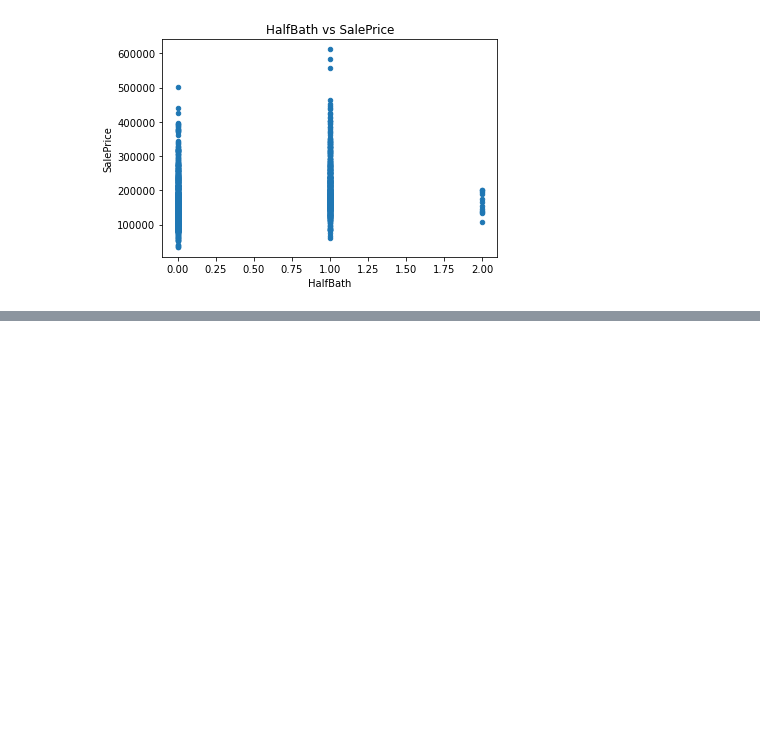
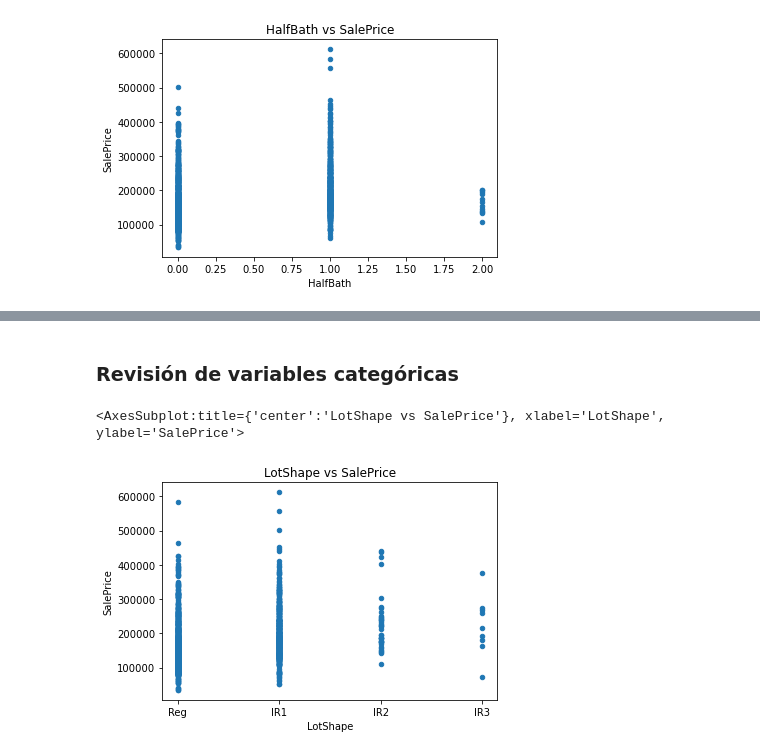
Before and after one commit to lucasbaldezzari/CursoAADoc, a Jupyter notebook: Actividades/TP 4/TP4-Baldezzari.ipynb, the cells around one changed output, grey strips where cells are left out. Cells and saved outputs as stored; diff of their text form; code cells hidden in the pictures; blank space fills up the shorter version.

```diff
--- a/Actividades/TP 4/TP4-Baldezzari.ipynb
+++ b/Actividades/TP 4/TP4-Baldezzari.ipynb
@@ -226,0 +270,7 @@ trainset.plot.scatter(x="HalfBath", y="SalePrice", title ="HalfBath vs SalePrice
+# %% [markdown]
+### Revisión de variables categóricas
+# %%
+trainset.plot.scatter(x="LotShape", y="SalePrice", title = "LotShape vs SalePrice")
+# %% [output]
+<AxesSubplot:title={'center':'LotShape vs SalePrice'}, xlabel='LotShape', ylabel='SalePrice'>
+[figure, added]
```
Also changed, not shown: parts of 23 cells of this notebook, 1 other file.
